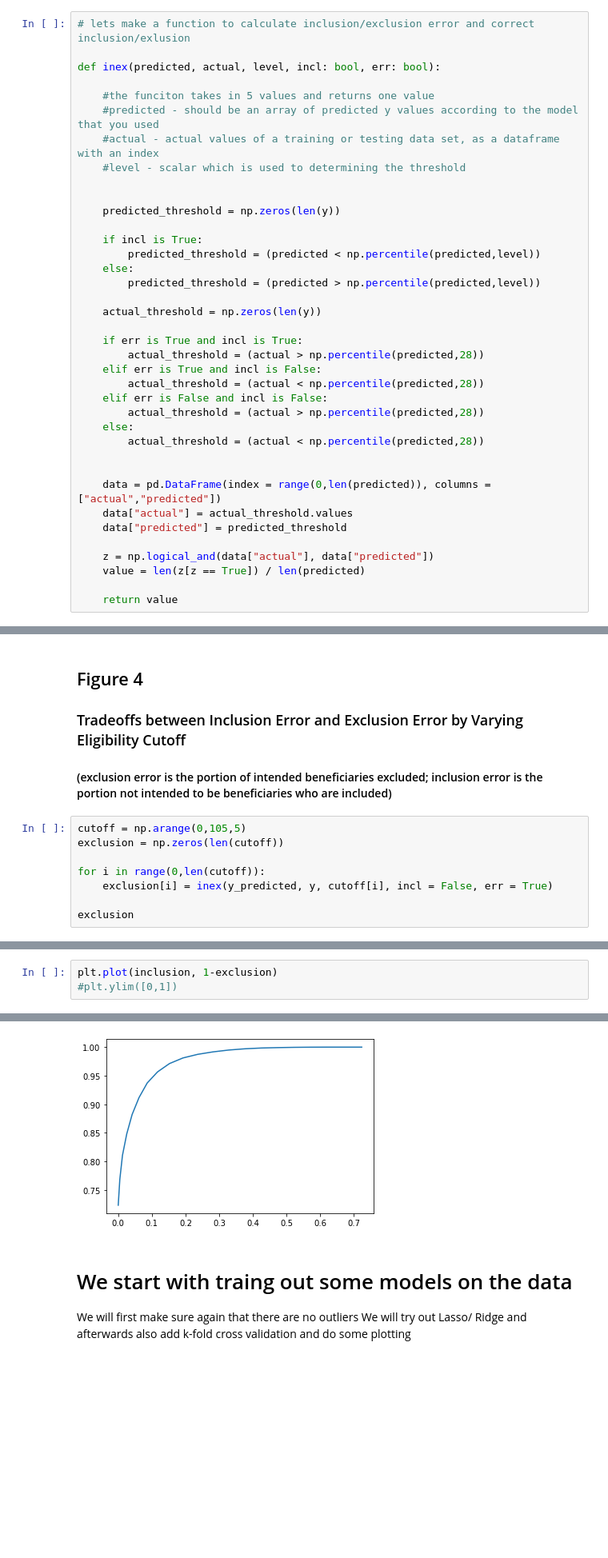
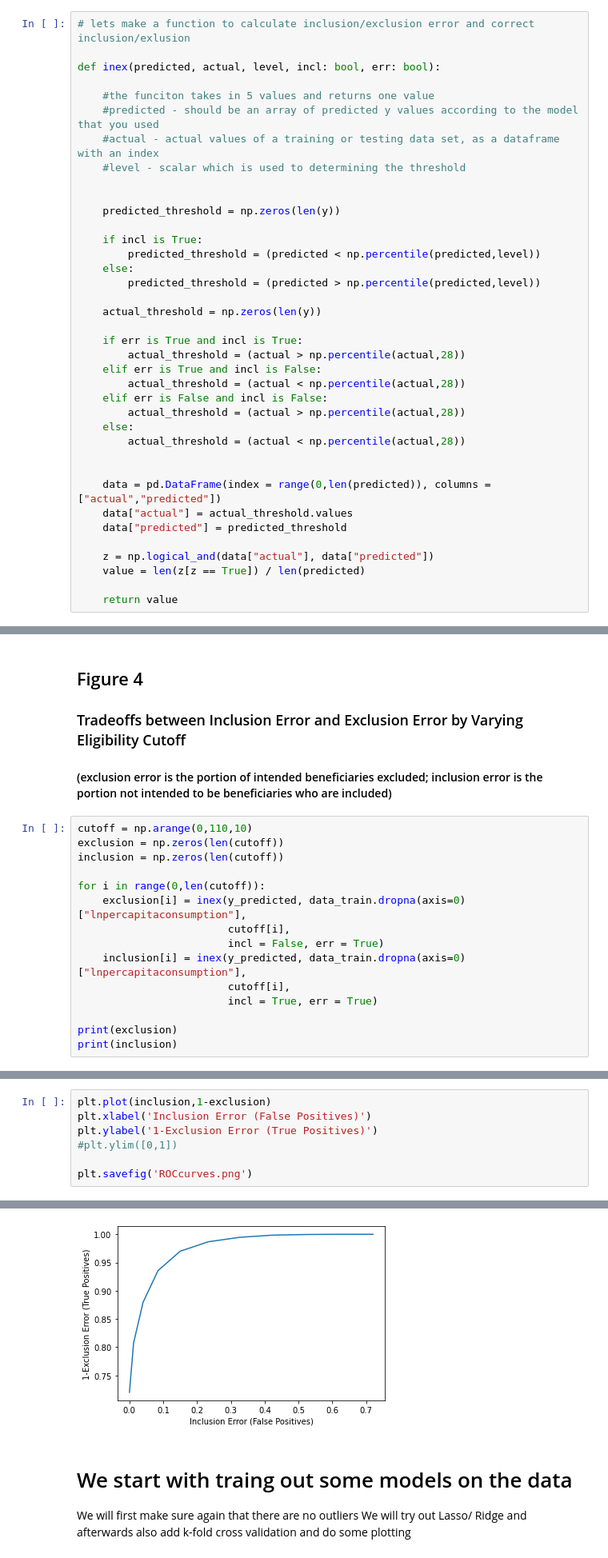
Before and after one commit to AnnetVasileva/machineLearning, a Jupyter notebook: Practical 1 read in data.ipynb, the cells around one changed output, grey strips where cells are left out. Shown at 80% size. Cells and saved outputs as stored; diff of their text form; blank space fills up the shorter version.

```diff
--- a/Practical 1 read in data.ipynb
+++ b/Practical 1 read in data.ipynb
@@ -258,13 +241,13 @@ def inex(predicted, actual, level, incl: bool, err: bool):
     actual_threshold = np.zeros(len(y))
 
     if err is True and incl is True:
-        actual_threshold = (actual > np.percentile(predicted,28))
+        actual_threshold = (actual > np.percentile(actual,28))
     elif err is True and incl is False:
-        actual_threshold = (actual < np.percentile(predicted,28))
+        actual_threshold = (actual < np.percentile(actual,28))
     elif err is False and incl is False:
-        actual_threshold = (actual > np.percentile(predicted,28))
+        actual_threshold = (actual > np.percentile(actual,28))
     else:
-        actual_threshold = (actual < np.percentile(predicted,28))
+        actual_threshold = (actual < np.percentile(actual,28))
 
 
     data = pd.DataFrame(index = range(0,len(predicted)), columns = ["actual","predicted"])
@@ -315,11 +298,18 @@ inex(y_predicted, y, level = 0, incl = False, err = True)
 ### Tradeoffs between Inclusion Error and Exclusion Error by Varying Eligibility Cutoff
 #### (exclusion error is the portion of intended beneficiaries excluded; inclusion error is the portion not intended to be beneficiaries who are included)
 # %%
-cutoff = np.arange(0,105,5)
+cutoff = np.arange(0,110,10)
 exclusion = np.zeros(len(cutoff))
+inclusion = np.zeros(len(cutoff))
 
 for i in range(0,len(cutoff)):
-    exclusion[i] = inex(y_predicted, y, cutoff[i], incl = False, err = True)
+    exclusion[i] = inex(y_predicted, data_train.dropna(axis=0)["lnpercapitaconsumption"],
+                        cutoff[i],
+                        incl = False, err = True)
+    inclusion[i] = inex(y_predicted, data_train.dropna(axis=0)["lnpercapitaconsumption"],
+                        cutoff[i],
+                        incl = True, err = True)
 
-exclusion
+print(exclusion)
+print(inclusion)
 # %% [output]
@@ -332,4 +334,8 @@ array([2.76484079e-01, 2.31145806e-01, 1.89115286e-01, 1.51803828e-01,
 # %%
-plt.plot(inclusion, 1-exclusion)
+plt.plot(inclusion,1-exclusion)
+plt.xlabel('Inclusion Error (False Positives)')
+plt.ylabel('1-Exclusion Error (True Positives)')
 #plt.ylim([0,1])
+
+plt.savefig('ROCcurves.png')
 # %% [output]
@@ -337,4 +342,4 @@ plt.plot(inclusion, 1-exclusion)
-[figure, old version]
+[figure, new version]
 # %% [markdown]
 # We start with traing out some models on the data
 We will first make sure again that there are no outliers
```
Also changed, not shown: parts of 45 cells of this notebook.
